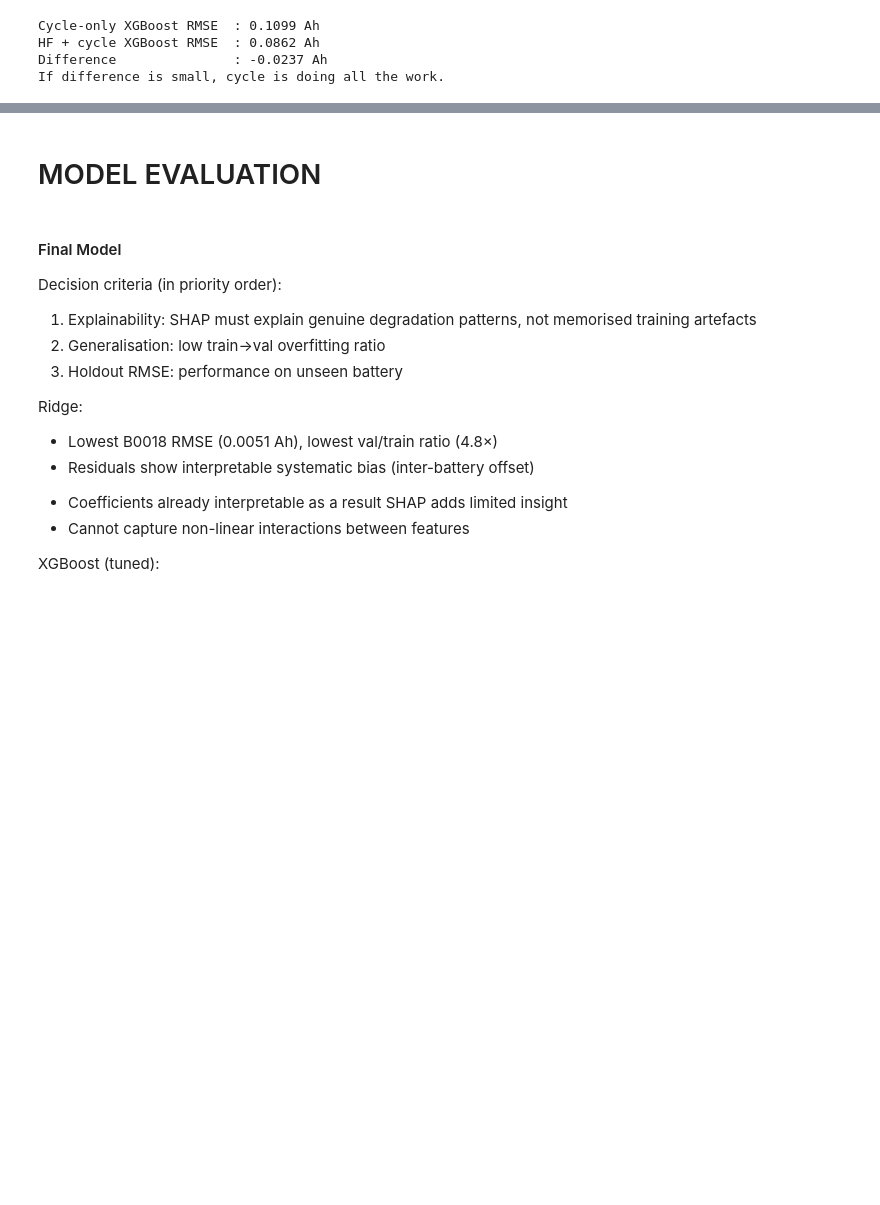
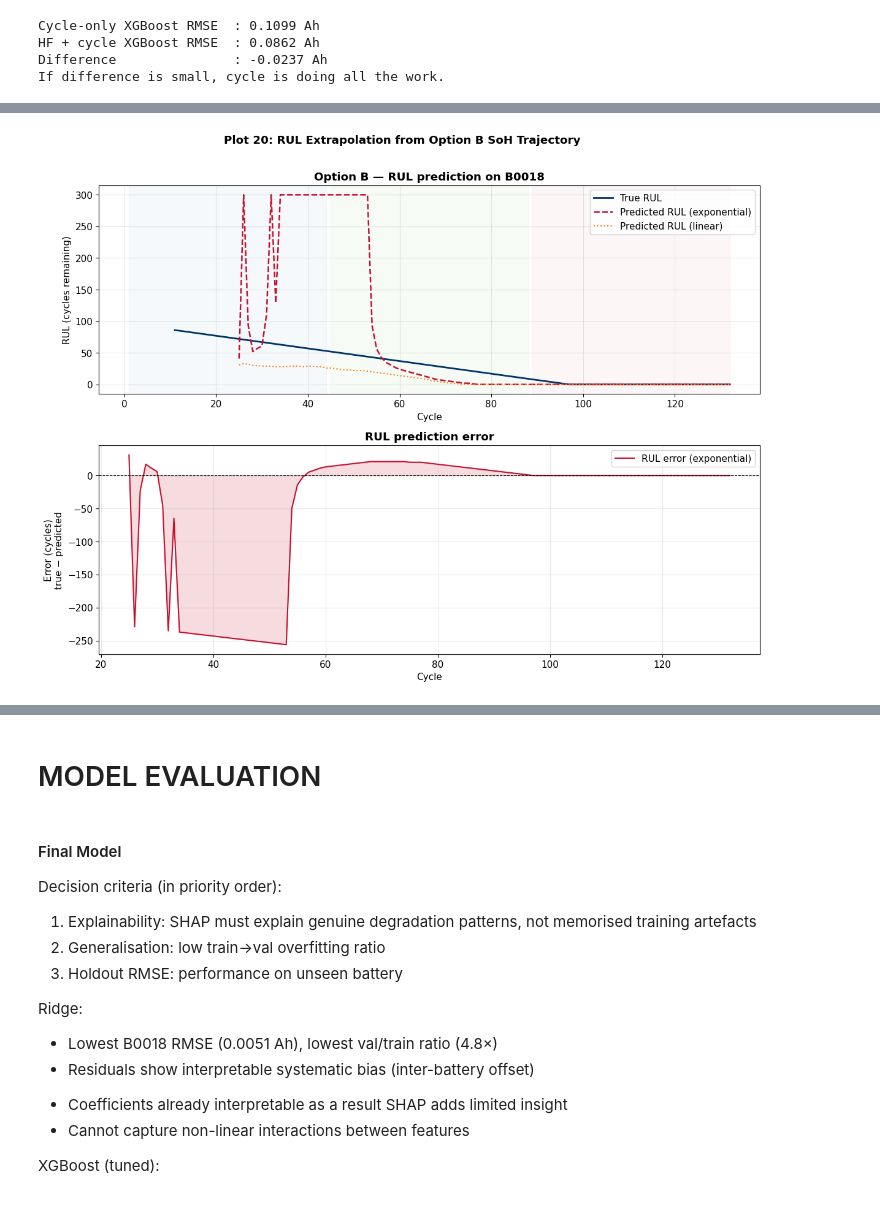
Before and after one commit to adithyaprasadsv/battery-soh-ml, a Jupyter notebook: battery_soh_script.ipynb, the cells around one changed output, grey strips where cells are left out. Saved outputs shown, nothing was run; the diff lists cells and outputs as text; code cells hidden in the pictures; blank space fills up the shorter version.

Commit message:
RUL prediction metrics on B0018

```diff
--- a/battery_soh_script.ipynb
+++ b/battery_soh_script.ipynb
@@ -2315,0 +2367,13 @@ If difference is small, cycle is doing all the work.
+# %%
+# Degradation model
+def exp_decay(n, a, b, c):
+    return a * np.exp(-b * n) + c
+
+def linear_decay(n, m, k):
+    return m + k * n
+
+def find_eol(model_fn, popt, n_start, n_max=500):
+    for n in range(n_start, n_max):
+        if model_fn(n, *popt) < EOL_THRESHOLD:
+            return n
+    return n_max
@@ -2315,0 +2472,39 @@ If difference is small, cycle is doing all the work.
+# %%
+# RUL plots
+fig, axes = plt.subplots(2, 1, figsize=(12, 9))
+
+ax = axes[0]
+ax.plot(rul_df["cycle"], rul_df["true_RUL"],
+        color="#003366", linewidth=2.0, label="True RUL")
+ax.plot(rul_df["cycle"], rul_df["pred_RUL_exp"],
+        color="#C8102E", linewidth=1.8, linestyle="--",
+        label="Predicted RUL (exponential)")
+ax.plot(rul_df["cycle"], rul_df["pred_RUL_lin"],
+        color="#ff7f0e", linewidth=1.5, linestyle=":",
+        label="Predicted RUL (linear)")
+ax.axvspan(1,  44, alpha=0.04, color="#1f77b4")
+ax.axvspan(45, 88, alpha=0.04, color="#2ca02c")
+ax.axvspan(89, 132, alpha=0.04, color="#d62728")
+ax.set_xlabel("Cycle"); ax.set_ylabel("RUL (cycles remaining)")
+ax.set_title("Option B — RUL prediction on B0018", fontweight="bold")
+ax.legend()
+
+ax = axes[1]
+rul_df["error_exp"] = rul_df["true_RUL"] - rul_df["pred_RUL_exp"]
+ax.plot(rul_df["cycle"], rul_df["error_exp"],
+        color="#C8102E", linewidth=1.5, label="RUL error (exponential)")
+ax.fill_between(rul_df["cycle"].values,
+                rul_df["error_exp"].values, 0,
+                alpha=0.15, color="#C8102E")
+ax.axhline(0, color="black", linewidth=0.8, linestyle="--")
+ax.set_xlabel("Cycle"); ax.set_ylabel("Error (cycles)\ntrue − predicted")
+ax.set_title("RUL prediction error", fontweight="bold")
+ax.legend()
+
+plt.suptitle("Plot 20: RUL Extrapolation from Option B SoH Trajectory",
+             fontweight="bold", y=1.01)
+plt.tight_layout()
+plt.savefig("./assets/plot20_rul.png", dpi=150, bbox_inches="tight")
+plt.show()
+# %% [output]
+[figure, added]
```
Also changed, not shown: parts of 14 cells of this notebook, 4 other files.
